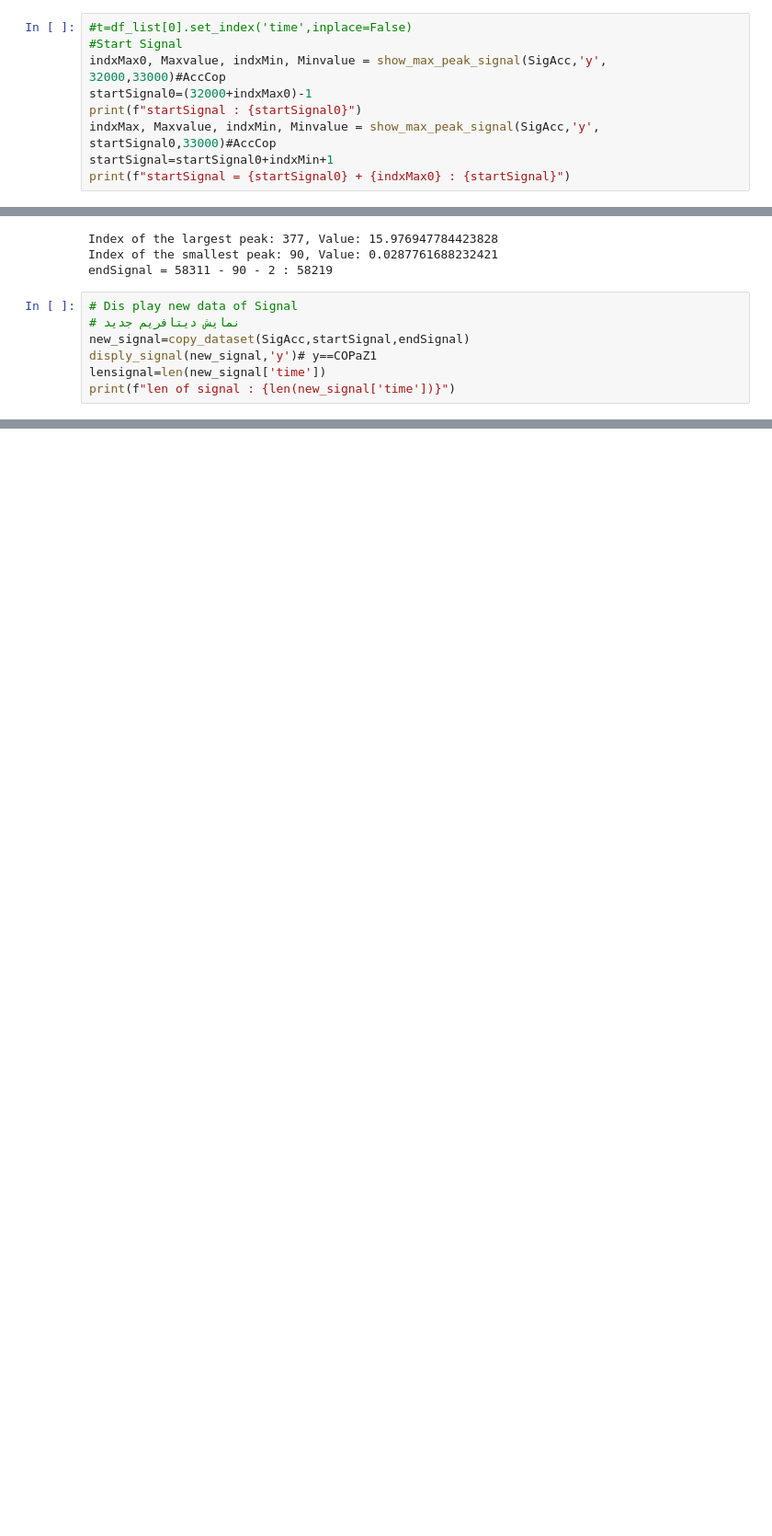
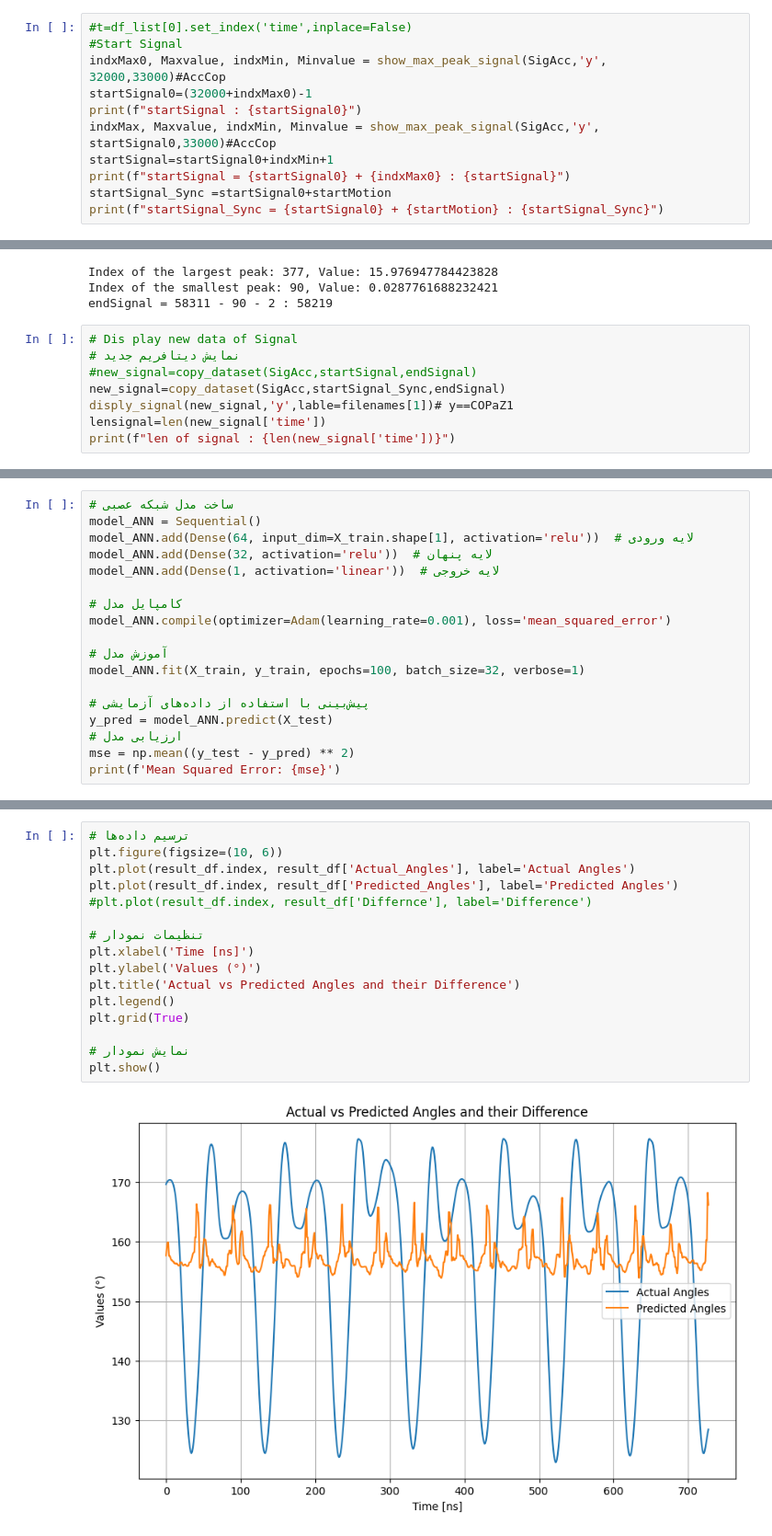
Before and after one commit to Iman6243/AI, a Jupyter notebook: DecitionTree.ipynb, the cells around one changed output, grey strips where cells are left out. Shown at 92% size. Drawn from its saved outputs; the diff is of its cells as text; blank space fills up the shorter version.

```diff
--- a/DecitionTree.ipynb
+++ b/DecitionTree.ipynb
@@ -310,6 +346,8 @@ print(f"startSignal : {startSignal0}")
 indxMax, Maxvalue, indxMin, Minvalue = show_max_peak_signal(SigAcc,'y', startSignal0,33000)#AccCop
 startSignal=startSignal0+indxMin+1
 print(f"startSignal = {startSignal0} + {indxMax0} : {startSignal}")
+startSignal_Sync =startSignal0+startMotion
+print(f"startSignal_Sync = {startSignal0} + {startMotion} : {startSignal_Sync}")
 # %% [output]
 [figure]
 Index of the largest peak: 484, Value: 10.060951232910156
@@ -339,8 +378,9 @@ endSignal = 58311 - 90 - 2 : 58219
 # %%
 # Dis play new data of Signal
 # نمایش دیتافریم جدید
-new_signal=copy_dataset(SigAcc,startSignal,endSignal)
-disply_signal(new_signal,'y')# y==COPaZ1
+#new_signal=copy_dataset(SigAcc,startSignal,endSignal)
+new_signal=copy_dataset(SigAcc,startSignal_Sync,endSignal)
+disply_signal(new_signal,'y',lable=filenames[1])# y==COPaZ1
 lensignal=len(new_signal['time'])
 print(f"len of signal : {len(new_signal['time'])}")
 # %% [output]
@@ -395,0 +442,18 @@ R^2 Score: 0.70214092992733
+# %%
+# ساخت مدل شبکه عصبی
+model_ANN = Sequential()
+model_ANN.add(Dense(64, input_dim=X_train.shape[1], activation='relu'))  # لایه ورودی
+model_ANN.add(Dense(32, activation='relu'))  # لایه پنهان
+model_ANN.add(Dense(1, activation='linear'))  # لایه خروجی
+
+# کامپایل مدل
+model_ANN.compile(optimizer=Adam(learning_rate=0.001), loss='mean_squared_error')
+
+# آموزش مدل
+model_ANN.fit(X_train, y_train, epochs=100, batch_size=32, verbose=1)
+
+# پیش‌بینی با استفاده از داده‌های آزمایشی
+y_pred = model_ANN.predict(X_test)
+# ارزیابی مدل
+mse = np.mean((y_test - y_pred) ** 2)
+print(f'Mean Squared Error: {mse}')
@@ -395,0 +684,18 @@ R^2 Score: 0.70214092992733
+# %%
+# ترسیم داده‌ها
+plt.figure(figsize=(10, 6))
+plt.plot(result_df.index, result_df['Actual_Angles'], label='Actual Angles')
+plt.plot(result_df.index, result_df['Predicted_Angles'], label='Predicted Angles')
+#plt.plot(result_df.index, result_df['Differnce'], label='Difference')
+
+# تنظیمات نمودار
+plt.xlabel('Time [ns]')
+plt.ylabel('Values (°)')
+plt.title('Actual vs Predicted Angles and their Difference')
+plt.legend()
+plt.grid(True)
+
+# نمایش نمودار
+plt.show()
+# %% [output]
+[figure, added]
```
Also changed, not shown: parts of 20 cells of this notebook.
